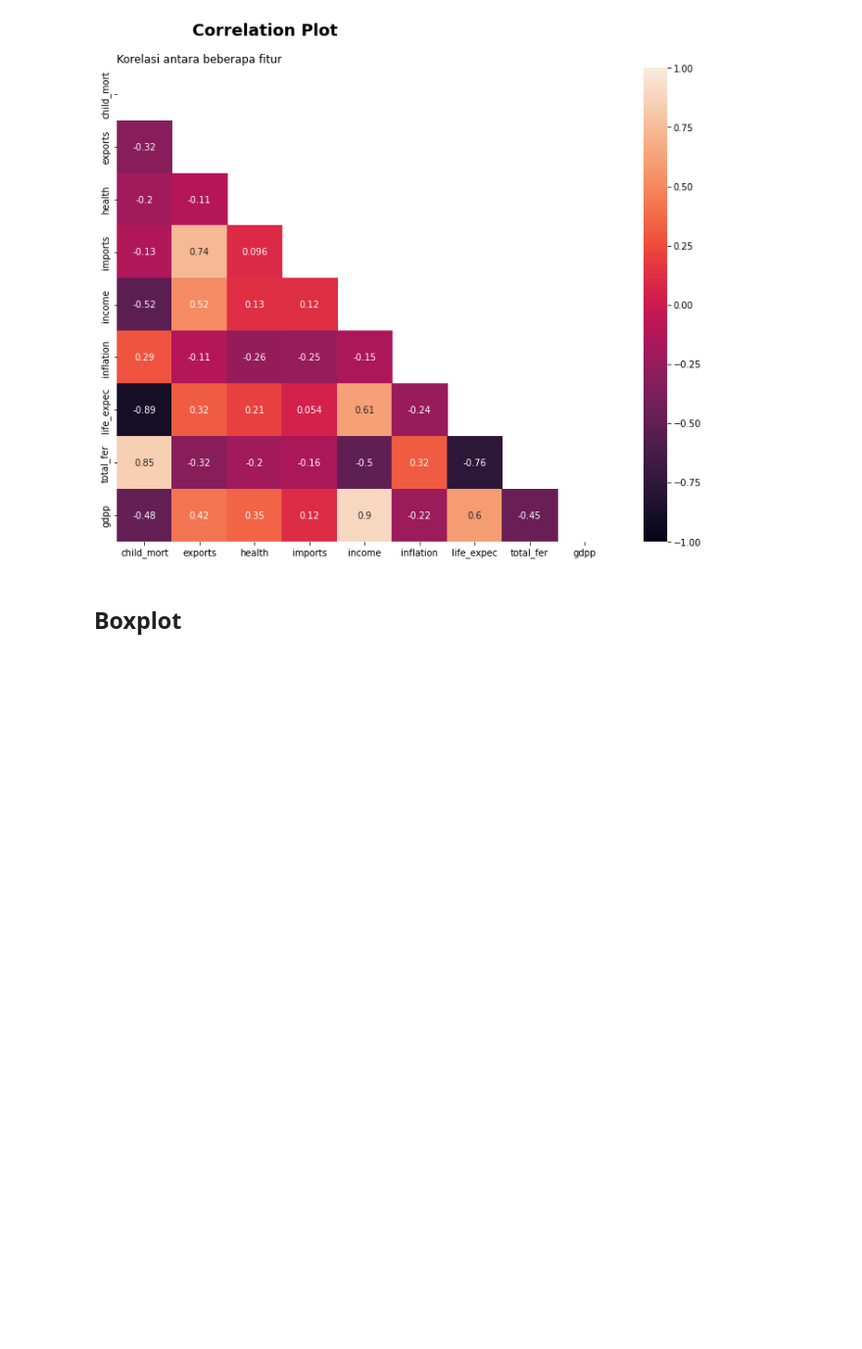
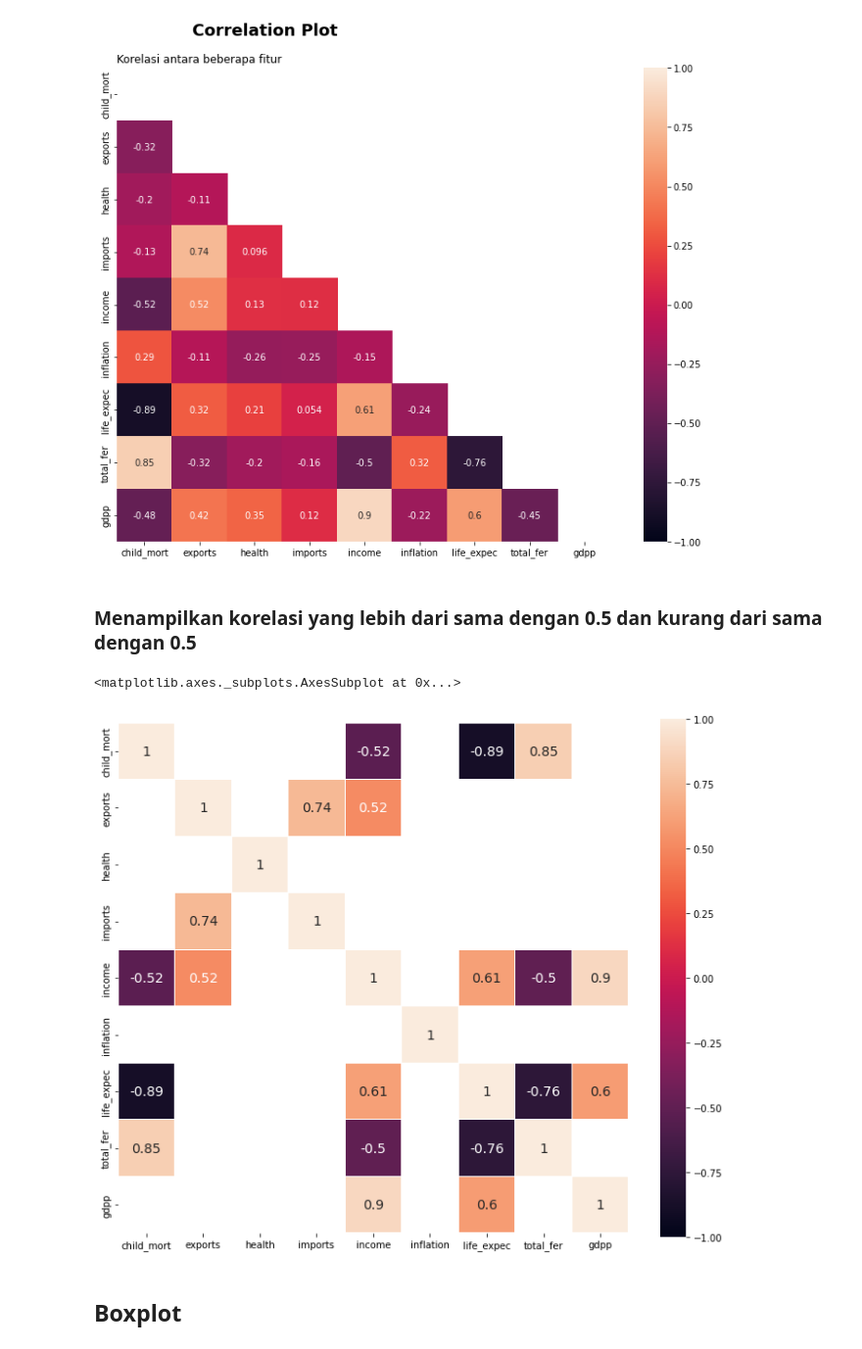
Before and after one commit to khalilullahalfaath/case_based_2_ML, a Jupyter notebook: Copy_of_Case_Based_2_ML_1301204376.ipynb, the cells around one changed output. Shown at 98% size. Saved outputs shown, nothing was run; the diff lists cells and outputs as text; code cells hidden in the pictures; blank space fills up the shorter version.

```diff
--- a/Copy_of_Case_Based_2_ML_1301204376.ipynb
+++ b/Copy_of_Case_Based_2_ML_1301204376.ipynb
@@ -223,6 +283,16 @@ plt.tight_layout()
 plt.show()
 # %% [output]
 [figure]
+# %% [markdown]
+### Menampilkan korelasi yang lebih dari sama dengan 0.5 dan kurang dari sama dengan 0.5
+# %%
+corr = df.corr()
+plt.figure(figsize=(12,10))
+sns.heatmap(corr[(corr>=0.5) | (corr <= -0.5)],vmax=1.0, vmin=-1.0,linewidths=0.1,annot=True,
+            annot_kws={"size":14},square=True)
+# %% [output]
+<matplotlib.axes._subplots.AxesSubplot at 0x...>
+[figure, added]
 # %% [markdown]
 ## Boxplot
 # %%
```
Also changed, not shown: parts of 16 cells of this notebook.
